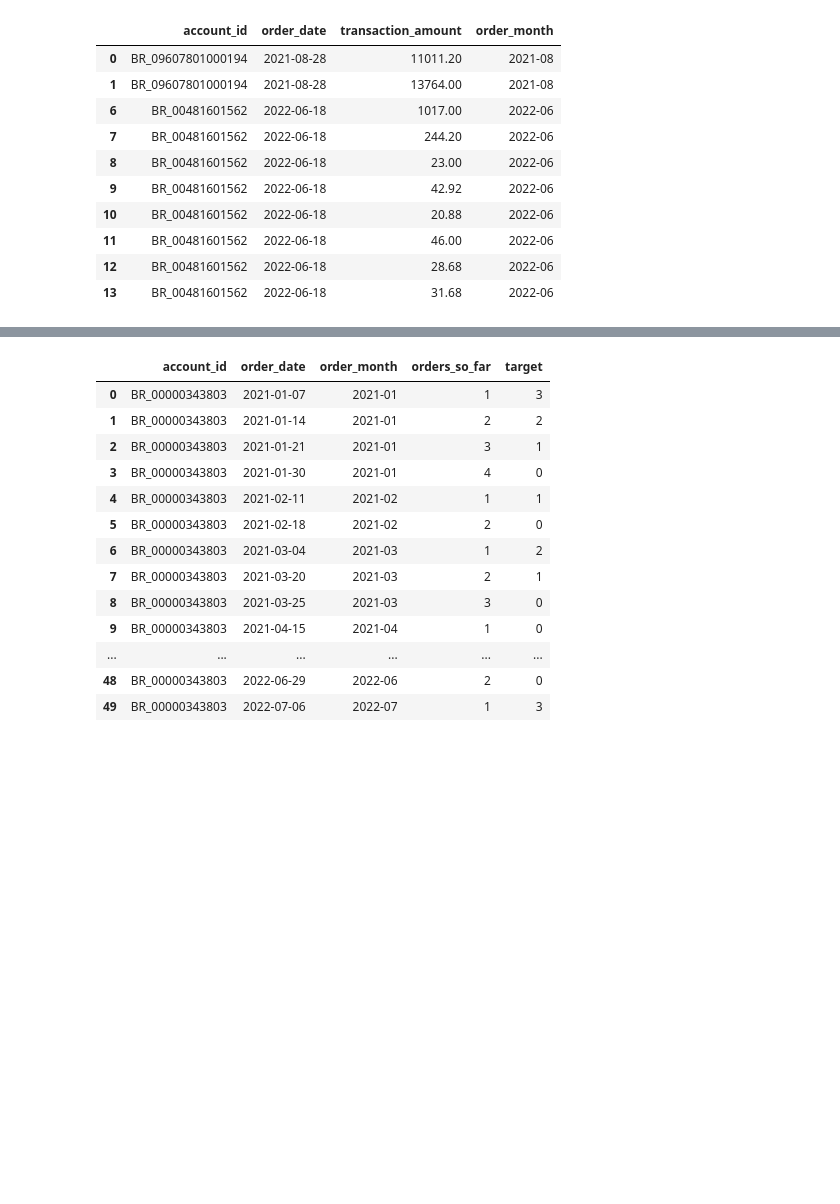
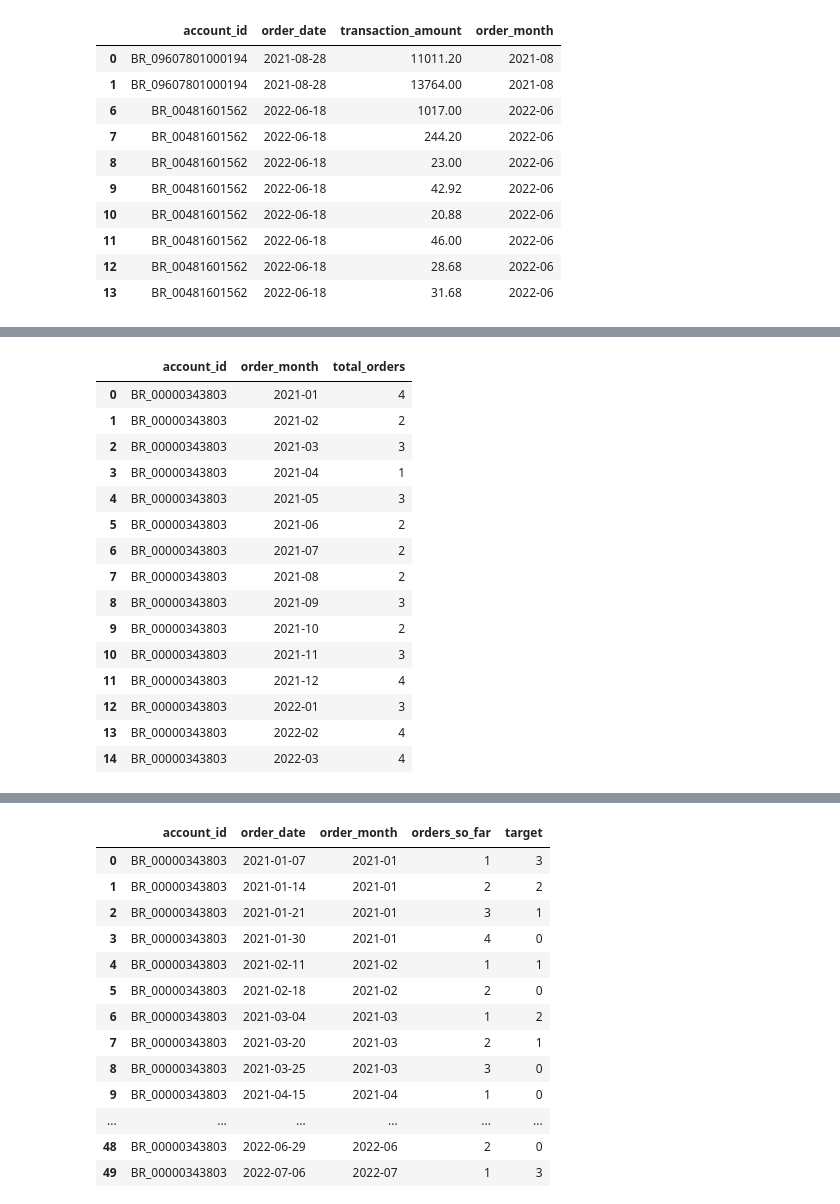
Before and after one commit to telmacarvalho/cases, a Jupyter notebook: case_bees.ipynb, the cells around one changed output, grey strips where cells are left out. Saved outputs shown, nothing was run; the diff lists cells and outputs as text; code cells hidden in the pictures; blank space fills up the shorter version.

```diff
--- a/case_bees.ipynb
+++ b/case_bees.ipynb
@@ -611,0 +618,27 @@ target_df
+# %%
+# Count total order days per (account_id, month)
+month_counts = (
+    distinct_orders
+    .groupby(["account_id", "order_month"])
+    .size()
+    .rename("total_orders")
+    .reset_index()
+)
+month_counts.head(15)
+# %% [output]
+|  | account_id | order_month | total_orders |
+| 0 | BR_00000343803 | 2021-01 | 4 |
+| 1 | BR_00000343803 | 2021-02 | 2 |
+| 2 | BR_00000343803 | 2021-03 | 3 |
+| 3 | BR_00000343803 | 2021-04 | 1 |
+| 4 | BR_00000343803 | 2021-05 | 3 |
+| 5 | BR_00000343803 | 2021-06 | 2 |
+| 6 | BR_00000343803 | 2021-07 | 2 |
+| 7 | BR_00000343803 | 2021-08 | 2 |
+| 8 | BR_00000343803 | 2021-09 | 3 |
+| 9 | BR_00000343803 | 2021-10 | 2 |
+| 10 | BR_00000343803 | 2021-11 | 3 |
+| 11 | BR_00000343803 | 2021-12 | 4 |
+| 12 | BR_00000343803 | 2022-01 | 3 |
+| 13 | BR_00000343803 | 2022-02 | 4 |
+| 14 | BR_00000343803 | 2022-03 | 4 |
```
Also changed, not shown: parts of 22 cells of this notebook.
